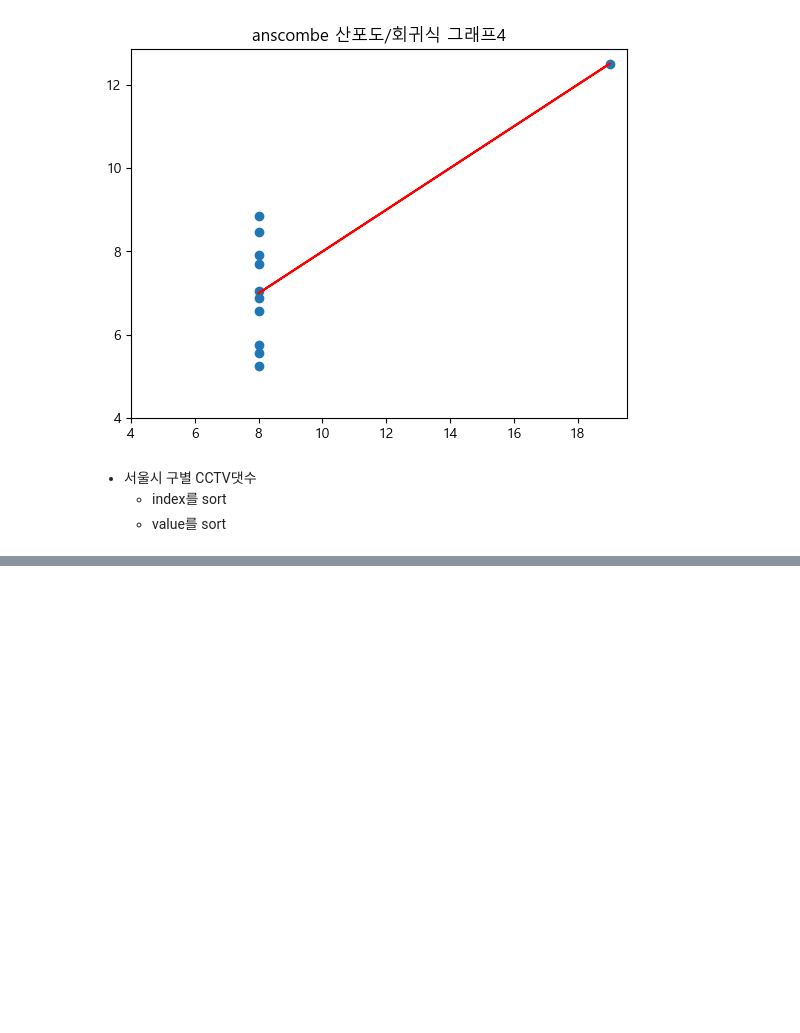
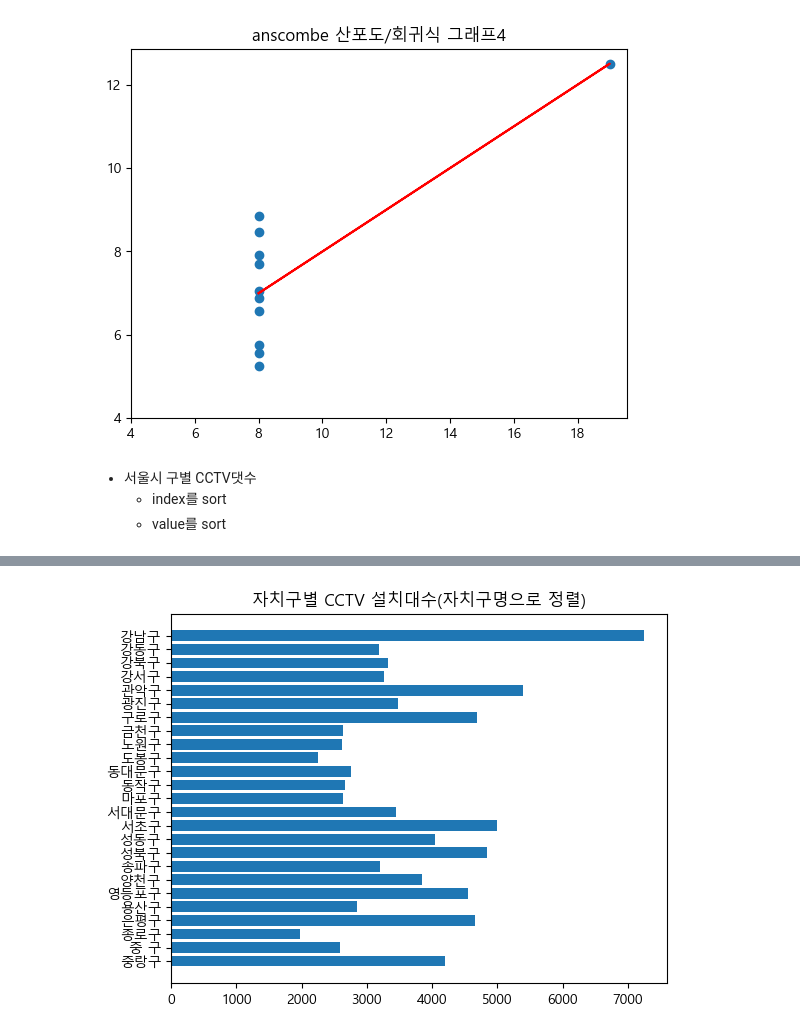
Before and after one commit to dohymy/03.-DataAnalysis-Lecture-2023-04, a Jupyter notebook: 03.시각화/연습문제(04.18).ipynb, the cells around one changed output, grey strips where cells are left out. Cells and saved outputs as stored; diff of their text form; code cells hidden in the pictures; blank space fills up the shorter version.

```diff
--- a/03.시각화/연습문제(04.18).ipynb
+++ b/03.시각화/연습문제(04.18).ipynb
@@ -158 +165,9 @@ cctv.head()
+# %%
+# 2. index로 정렬
+si = cctv.총계.sort_index(ascending=False)
+plt.barh(si.index, si.values)
+plt.title('자치구별 CCTV 설치대수(자치구명으로 정렬)')
+plt.show()
+# %% [output]
+[figure, added]
 # %%
```
Also changed, not shown: parts of 6 cells of this notebook, 4 other files.
